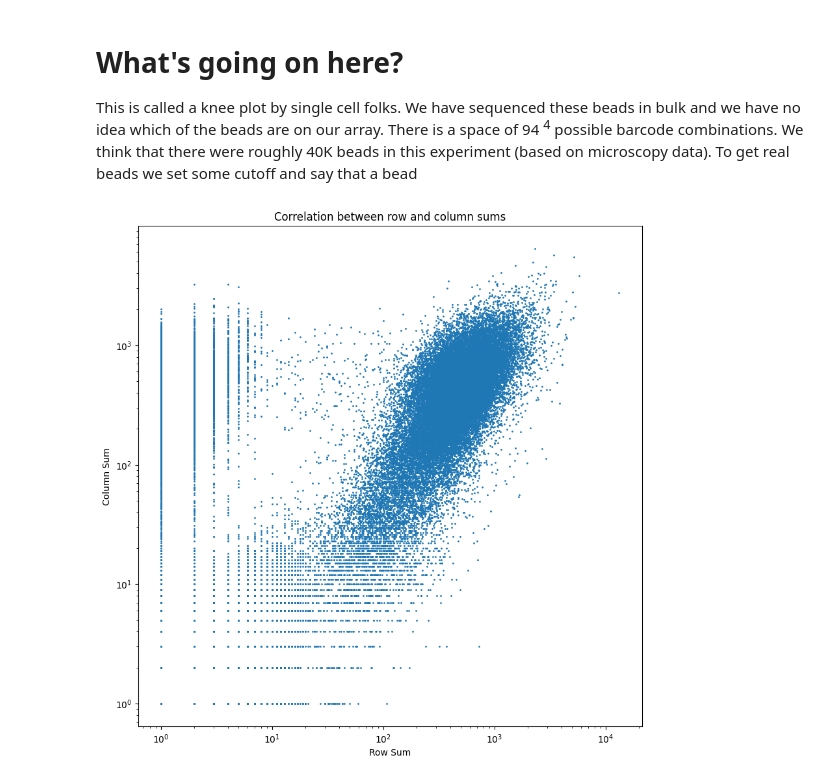
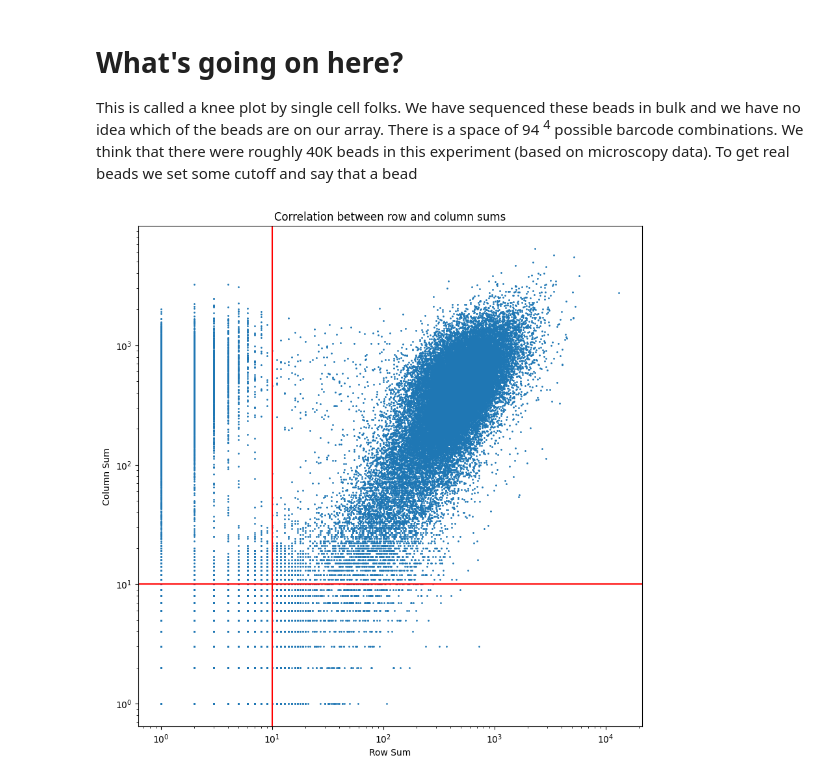
Before and after one commit to matsengrp/sci-space-v2, a Jupyter notebook: data/download_data_and_description.ipynb, the cells around one changed output. Saved outputs shown, nothing was run; the diff lists cells and outputs as text; code cells hidden in the pictures.

Commit message:
added per bead plots

```diff
--- a/data/download_data_and_description.ipynb
+++ b/data/download_data_and_description.ipynb
@@ -110,14 +110,19 @@ plt.show()
 # What's going on here?
 This is called a knee plot by single cell folks. We have sequenced these beads in bulk and we have no idea which of the beads are on our array. There is a space of 94 <sup>4</sup> possible barcode combinations. We think that there were roughly 40K beads in this experiment (based on microscopy data). To get real beads we set some cutoff and say that a bead
 # %%
-df_row_col_corr = pd.DataFrame({'row_sums': row_sums, 'col_sums': col_sums})
+df_row_col_corr = pd.DataFrame({'row_sums': row_sums + 1 , 'col_sums': col_sums + 1 })
 plt.figure(figsize=(10, 10))
 plt.title('Correlation between row and column sums')
 plt.xlabel('Row Sum')
 plt.ylabel('Column Sum')
 plt.scatter(row_sums, col_sums, s=1)
 plt.yscale('log')
 plt.xscale('log')
+plt.axvline(x=10, color='r', linestyle='-', label='Vertical Line')
+
+# Adding a horizontal line at y = 0
+plt.axhline(y=10, color='r', linestyle='-', label='Horizontal Line')
+
 plt.show()
 # %% [output]
-[figure, old version]
+[figure, new version]
```
